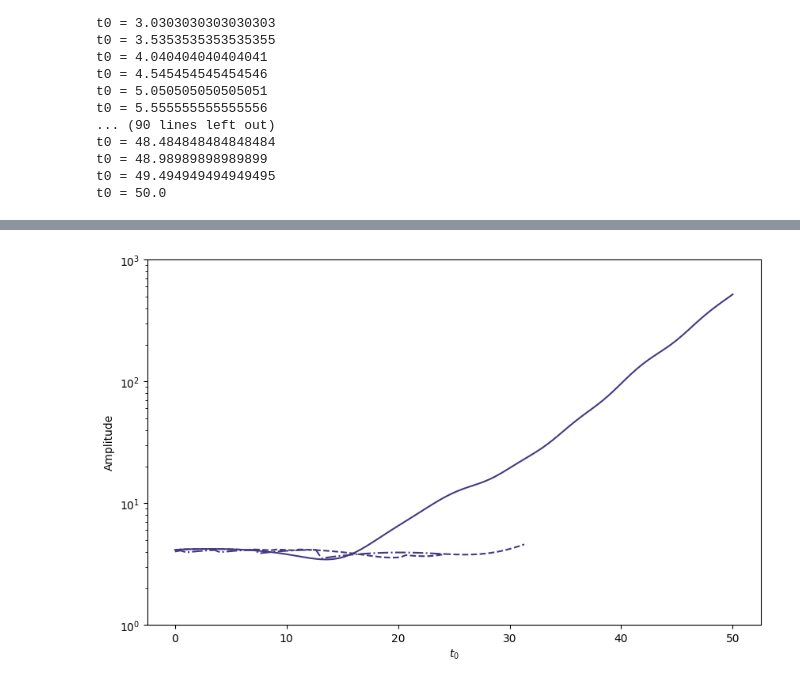
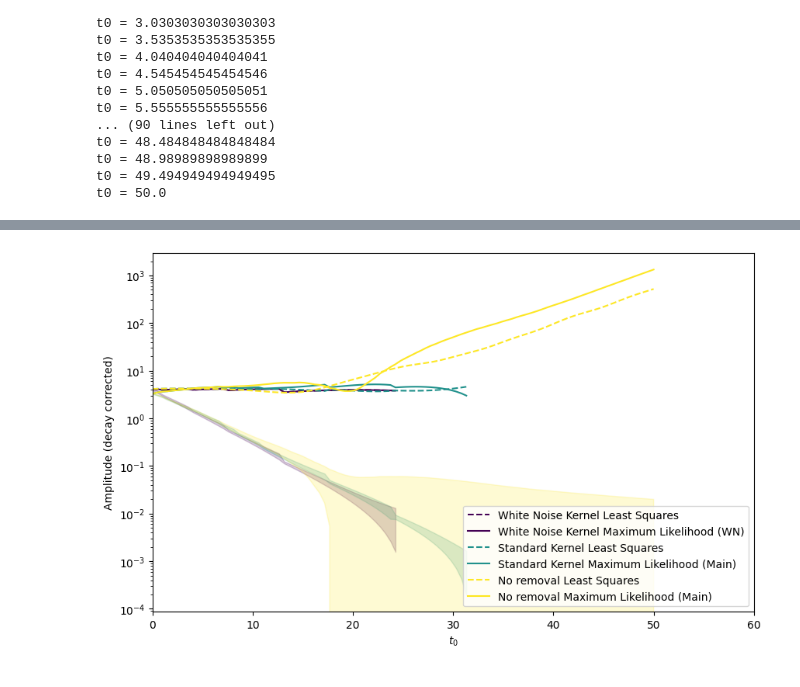
Before and after one commit to BGP-QNM-FITS/bgp_qnm_fits, a Jupyter notebook: qnm_removal.ipynb, the cells around one changed output, grey strips where cells are left out. Drawn from its saved outputs; the diff is of its cells as text; code cells hidden in the pictures.

```diff
--- a/qnm_removal.ipynb
+++ b/qnm_removal.ipynb
@@ -206,5 +315,5 @@ for i, (t0, qnm_list_t0) in enumerate(zip(start_times, qnm_list_timeseries)):
 # %%
-colours = plt.cm.viridis(np.linspace(0, 1, len(qnm_list)))
+colours = plt.cm.viridis(np.linspace(0, 3, len(qnm_list)))
 
 fig, ax = plt.subplots(figsize=(10, 6))
 
@@ -213,45 +322,66 @@ view_qnm_indices = [qnm_list.index(qnm) for qnm in view_qnms]
 
 for i, (qnm, index) in enumerate(zip(view_qnms, view_qnm_indices)):
     ax.plot(
-        start_times, np.abs(amplitude_dict_s[qnm])* np.exp(-omega_list[index].imag * (start_times)), color=colours[index], ls='-.', label="White Noise Kernel"
+        start_times, np.abs(amplitude_dict_ls_s[qnm])* np.exp(-omega_list[index].imag * (start_times)), color=colours[0], ls='--',
+        label="White Noise Kernel Least Squares"
     )
     ax.plot(
-        start_times, np.abs(amplitude_dict[qnm])* np.exp(-omega_list[index].imag * (start_times)), color=colours[index], ls='--', label="Standard Kernel"
+        start_times, np.abs(amplitude_dict_ml_s[qnm]) * np.exp(-omega_list[index].imag * (start_times)), color=colours[0], ls='-',
+        label="White Noise Kernel Maximum Likelihood (WN)"
+    )
+    ax.fill_between(np.array(start_times), np.abs(amplitude_dict_ml_s[qnm]) - np.abs(amplitude_std_dev_dict_ml_s[qnm]),
+                    np.abs(amplitude_dict_ml_s[qnm]) + np.abs(amplitude_std_dev_dict_ml_s[qnm]), color=colours[0], alpha=0.2)
+    ax.plot(
+        start_times, np.abs(amplitude_dict_ls_m[qnm])* np.exp(-omega_list[index].imag * (start_times)), color=colours[1], ls='--',
+        label="Standard Kernel Least Squares"
     )
     ax.plot(
-        start_times, np.abs(amplitude_array[:, index]) * np.exp(-omega_list[index].imag * (start_times)), label=f"{qnm}", color=colours[index], ls='-', label="No removal"
+        start_times, np.abs(amplitude_dict_ml_m[qnm])* np.exp(-omega_list[index].imag * (start_times)), color=colours[1], ls='-',
+        label="Standard Kernel Maximum Likelihood (Main)"
     )
+    ax.fill_between(np.array(start_times), np.abs(amplitude_dict_ml_m[qnm]) - np.abs(amplitude_std_dev_dict_ml_m[qnm]),
+                np.abs(amplitude_dict_ml_m[qnm]) + np.abs(amplitude_std_dev_dict_ml_m[qnm]), color=colours[1], alpha=0.2)
+    ax.plot(
+        start_times, np.abs(amplitude_array_ls[:, index]) * np.exp(-omega_list[index].imag * (start_times)), color=colours[2], ls='--',
+        label="No removal Least Squares"
+    )
+    ax.plot(
+        start_times, np.abs(amplitude_array_ml[:, index]) * np.exp(-omega_list[index].imag * (start_times)), color=colours[2], ls='-',
+        label="No removal Maximum Likelihood (Main)"
+    )
+    ax.fill_between(np.array(start_times), np.abs(amplitude_array_ml[:, index]) - np.abs(amplitude_st_dev_array_ml[:, index]),
+                    np.abs(amplitude_array_ml[:, index]) + np.abs(amplitude_st_dev_array_ml[:, index]), color=colours[2], alpha=0.2)
 
     #ax.plot(
     #    start_times,
     #    np.abs(peak_amplitudes[index])
     #    * np.exp(omega_list[index].imag * (start_times)),
     #    linestyle=":",
     #    color=colours[index],
     #)
 
     # Find the first occurrence of NaN and draw a vertical line
     #nan_index_s = np.where(np.isnan(amplitude_dict_s[qnm]))[0][0]
     #nan_index = np.where(np.isnan(amplitude_dict[qnm]))[0][0]
     #ax.axvline(x=start_times[nan_index_s -1], color=colours[index], linestyle='--')
     #ax.axvline(x=start_times[nan_index - 1], color=colours[index], linestyle='--')
 """
 for i, qnm in enumerate(qnm_list):
     nan_indices_s = np.where(np.isnan(amplitude_dict_s[qnm]))[0]
     nan_indices = np.where(np.isnan(amplitude_dict[qnm]))[0]
 
     if len(nan_indices_s) > 0:
         ax.axvline(x=start_times[nan_indices_s[0]], color=colours[i], ls='-.')
     if len(nan_indices) > 0:
         ax.axvline(x=start_times[nan_indices[0]], color=colours[i], ls='--')
 """
 ax.set_yscale("log")
-ax.set_ylim(1, 1e3)
-#ax.set_xlim(T0, 20)
+#ax.set_ylim(9e-1, 1.2e0)
+ax.set_xlim(T0, 60)
 ax.set_xlabel(r"$t_0$")
-ax.set_ylabel("Amplitude")
-#ax.legend()
+ax.set_ylabel("Amplitude (decay corrected)")
+ax.legend()
+plt.savefig("amplitude_stability.pdf")
 plt.show()
-plt.savefig("amplitude_stability.png")
 # %% [output]
-[figure, old version]
+[figure, new version]
```
Also changed, not shown: parts of 6 cells of this notebook, 5 other files.
